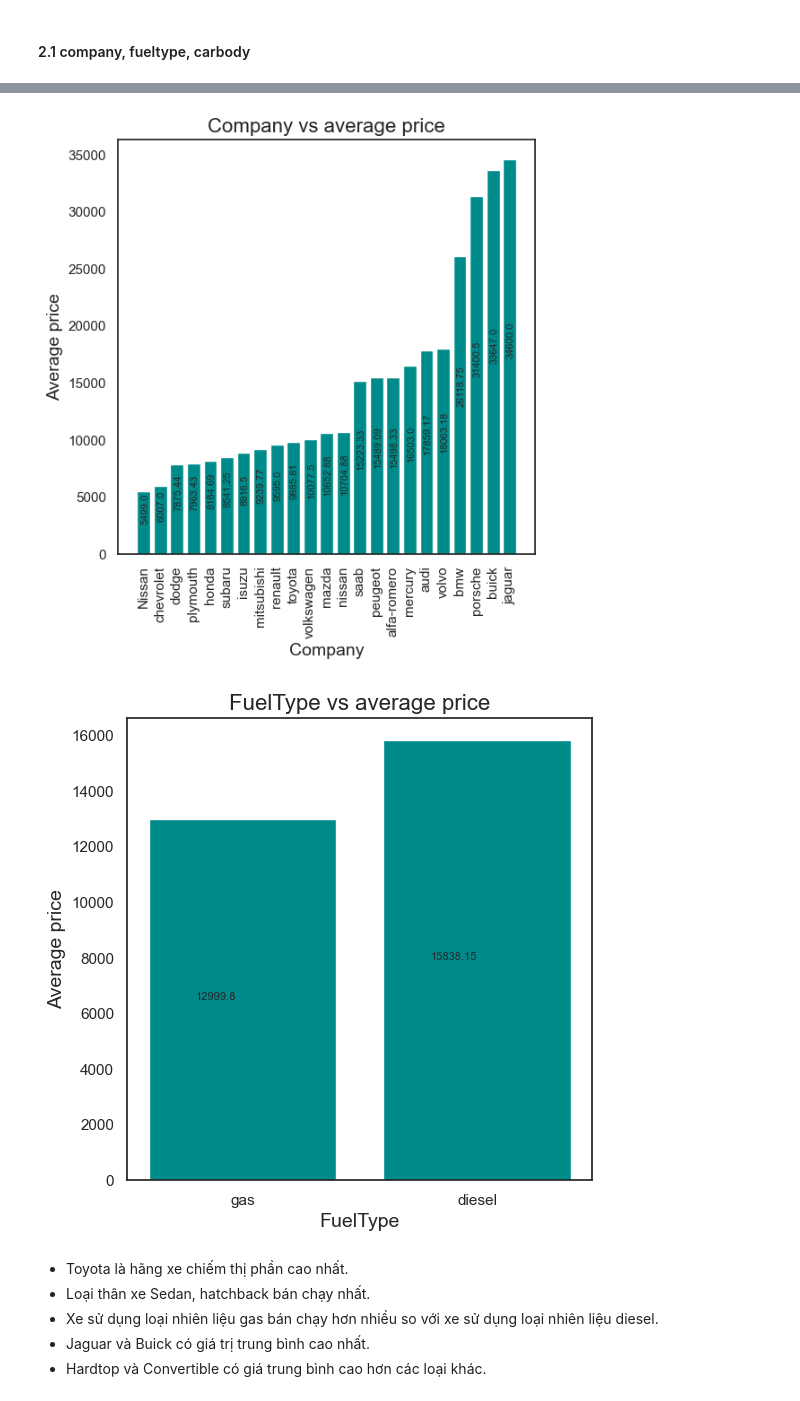
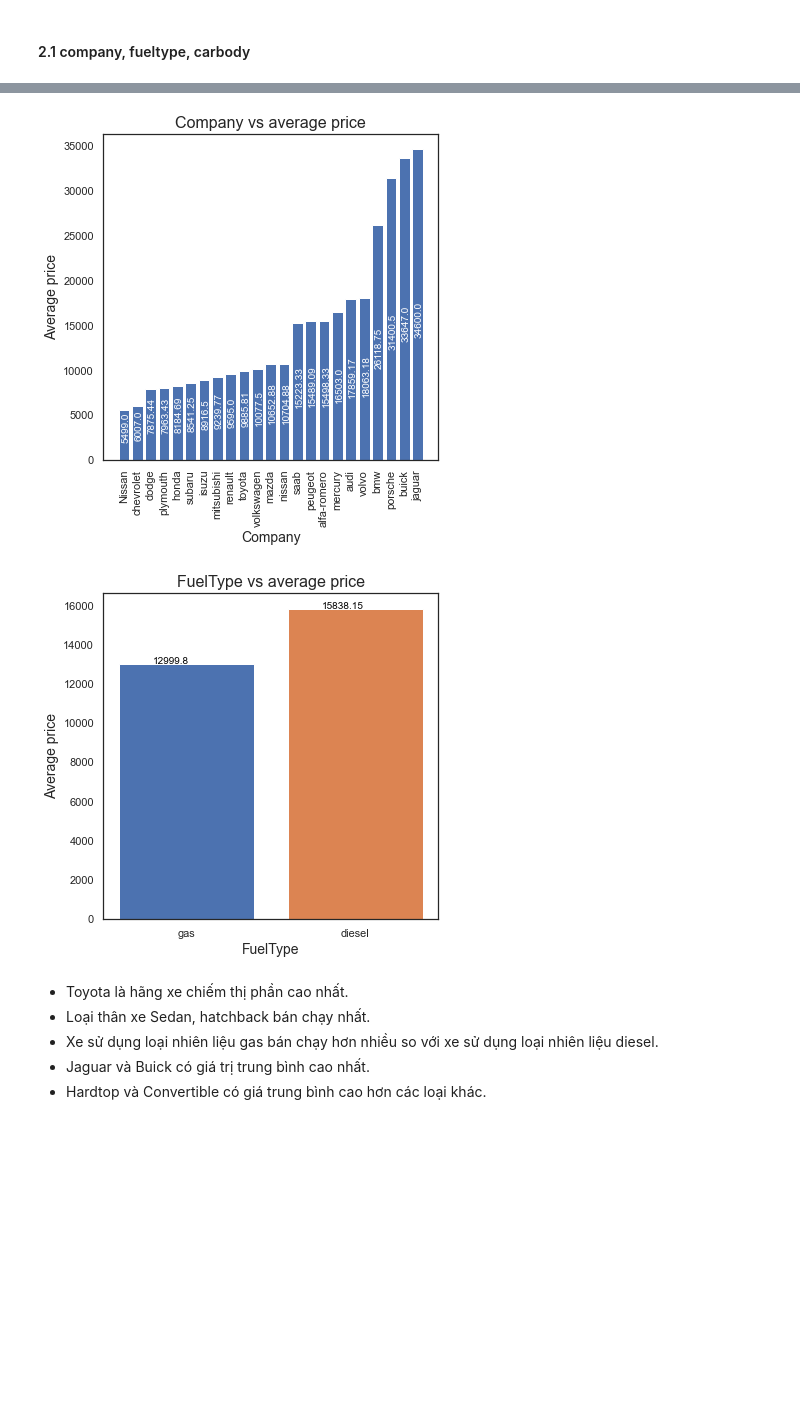
Before and after one commit to BIMSangDQ/BTVN, a Jupyter notebook: CaseStudy/a.ipynb, the cells around one changed output, grey strips where cells are left out. Cells and saved outputs as stored; diff of their text form; code cells hidden in the pictures; blank space fills up the shorter version.

```diff
--- a/CaseStudy/a.ipynb
+++ b/CaseStudy/a.ipynb
@@ -9,6 +9,8 @@ from scipy.stats import pearsonr
 from sklearn.feature_selection import RFE
 from sklearn.linear_model import LinearRegression
 import statsmodels.api as sm
+# %%
+color_sns = ['#4C72B0','#DC8452','#55a868','#C44E52','#8171B3','#937860','#DA8BC3','#8C8C8C','#CCB974','#64B5CD']
 # %%
 cars = pd.read_csv('Case_study_CarPrice_Assignment.csv')
 cars.head()
@@ -158,7 +160,7 @@ sns.set_theme(style = 'white')
 plt.figure(figsize=(20,8))
 plt.subplot(1,2,1)
 plt.title('Car Price histogram Plot',fontsize = 16)
-n, bins, patches = plt.hist(cars.price,bins = 14,rwidth = 0.8,align='mid',color = 'darkcyan')
+n, bins, patches = plt.hist(cars.price,bins = 14,rwidth = 0.8,align='mid',color = color_sns[0])
 plt.xticks([i for i in range(5000,47500,2500)],rotation = 45)
 plt.xlabel('Car Price',fontsize = 14)
 plt.ylabel('Count',fontsize = 14)
@@ -168,11 +170,12 @@ for i in range(len(patches)):
     v = patch.get_x()
     plt.text(patch.get_x() + patch.get_width()/2, height, str(int(height)), ha='center', va='bottom')
     if height>20:
-        plt.text(patch.get_x() + patch.get_width()/2, height/2-2, str(int(round(v,0))) + ' USD', ha='center', va='bottom',rotation=90)
+        plt.text(patch.get_x() + patch.get_width()/2, height/2-2, str(int(round(v,0))) + ' USD',
+        ha='center', va='bottom',rotation=90,color='White')
 
 plt.subplot(1,2,2)
 plt.title('Car Price Spread',fontsize = 16)
-sns.boxplot(x=cars.price,color = 'darkcyan')
+sns.boxplot(x=cars.price)
 plt.xticks([i for i in range(5000,47500,2500)],rotation = 45)
 plt.xlabel('Car Price',fontsize = 14)
 plt.show()
@@ -229,8 +232,8 @@ for i in pathcher:
     plt.text(i.get_x()+i.get_width()/2, i.get_height()+0.2,
              str((i.get_height())),
              fontsize = 12)
-plt.plot(list(car_count.keys()),list(di_dict.values()),label = 'diesel',color='r',marker = '*')
-plt.plot(list(car_count.keys()),list(gas_dist.values()),label = 'gas',color='b',marker = '*')
+plt.plot(list(car_count.keys()),list(di_dict.values()),label = 'diesel',color=color_sns[0],marker = '*')
+plt.plot(list(car_count.keys()),list(gas_dist.values()),label = 'gas',color=color_sns[1],marker = '*')
 plt.title('Frequency distribution chart',fontsize = 16)
 plt.xlabel('Company',fontsize = 14)
 plt.xticks(rotation=45)
@@ -239,7 +242,7 @@ plt.legend(fontsize = 14,loc = 'upper right')
 
 plt.subplot(1,2,2)
 carbody_count = cars.carbody.value_counts().to_dict()
-pathcher =plt.bar(list(carbody_count.keys()),list(carbody_count.values()))
+pathcher =plt.bar(list(carbody_count.keys()),list(carbody_count.values()),color = color_sns)
 for i in pathcher:
     print(i)
     plt.text(i.get_x()+i.get_width()/2, i.get_height()+0.2,
@@ -261,13 +264,15 @@ carbody_ser = cars.groupby(['carbody'])['price'].mean().sort_values()
 company_ser = cars.groupby(['company'])['price'].mean().sort_values()
 fueltype_ser = cars.groupby(['fueltype'])['price'].mean().sort_values()
 # %%
-def show_barchart(seri,chartname,xlabel,ylabel,rotation = 0,textrotation = 0):
+def show_barchart(seri,chartname,xlabel,ylabel,rotation = 0,textrotation = 0,height = 1,color = 0):
     plt.figure(figsize=(6,6))
-    pathcher = plt.bar(list(seri.index),list(seri.values),color = 'darkcyan')
+    color = color_sns if color==0 else color_sns[0]
+    pathcher = plt.bar(list(seri.index),list(seri.values),color = color)
+    color = 'white' if height != 1 else 'black'
     for i in pathcher:
-        plt.text(i.get_x()+i.get_width()/2-0.2, i.get_height()/2,
+        plt.text(i.get_x()+i.get_width()/2-0.2, i.get_height()/height,
                 str((round(i.get_height(),2))),
-                fontsize = 8,rotation=textrotation)
+                fontsize = 10,rotation=textrotation,color = color)
     plt.title(chartname,fontsize = 16)
     plt.xlabel(xlabel,fontsize = 14)
     plt.ylabel(ylabel,fontsize = 14)
@@ -275,6 +280,6 @@ def show_barchart(seri,chartname,xlabel,ylabel,rotation = 0,textrotation = 0):
     plt.show()
 # %%
 show_barchart(carbody_ser,'Carbody vs average price','Carbody','Average price')
-show_barchart(company_ser,'Company vs average price','Company','Average price',90,90)
+show_barchart(company_ser,'Company vs average price','Company','Average price',90,90,2.5,1)
 show_barchart(fueltype_ser,'FuelType vs average price','FuelType','Average price')
 # %% [output]
@@ -282,5 +287,5 @@ show_barchart(fueltype_ser,'FuelType vs average price','FuelType','Average price
-[figure, old version]
+[figure, new version]
-[figure, old version]
+[figure, new version]
 # %% [markdown]
 - Toyota là hãng xe chiếm thị phần cao nhất.
 - Loại thân xe Sedan, hatchback bán chạy nhất.
```
Also changed, not shown: parts of 16 cells of this notebook.
